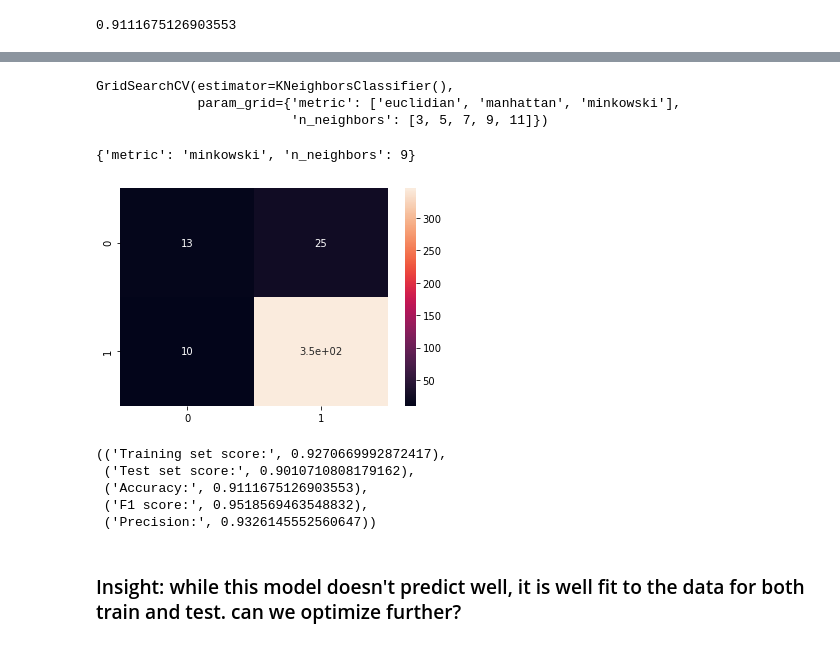
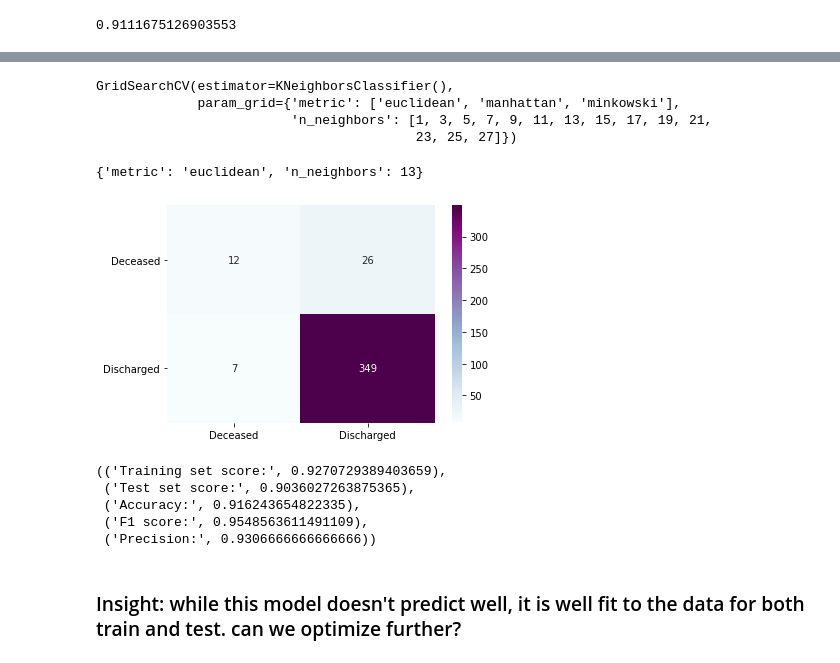
Before and after one commit to AMcqueen1980/COVID19_MortalityPred, a Jupyter notebook: COVID19Models_notebook.ipynb, the cells around one changed output, grey strips where cells are left out. Drawn from its saved outputs; the diff is of its cells as text; code cells hidden in the pictures.

```diff
--- a/COVID19Models_notebook.ipynb
+++ b/COVID19Models_notebook.ipynb
@@ -239,7 +216,7 @@ scaler2 = StandardScaler().fit(X_train2)
 X_train2_scaled = scaler2.transform(X_train2)
 X_test2_scaled = scaler2.transform(X_test2)
 
-lr2 = LogisticRegression(random_state=42, max_iter=1000)
+lr2 = LogisticRegression(random_state=42, max_iter=1000, class_weight='balanced')
 lr2.fit(X_train2_scaled, y_train2)
 y_pred2 = lr2.predict(X_test2_scaled)
 lr2.score(X_test2_scaled, y_test2)
@@ -343,35 +319,36 @@ sns.heatmap(knn_matrix, annot=True);
 # %%
 #Gridsearch commented out, best params are used in knn2 model
 
-knn_params = {'n_neighbors':[3, 5, 7, 9, 11], 'metric': ['euclidian', 'manhattan', 'minkowski']}
+knn_params = {'n_neighbors': list(range(1, 29, 2)),
+       'metric': ['euclidean', 'manhattan', 'minkowski']}
 
 knn_grid = GridSearchCV(estimator=knn, param_grid=knn_params)
 knn_grid.fit(X_train2_scaled, y_train2)
 # %% [output]
 GridSearchCV(estimator=KNeighborsClassifier(),
-             param_grid={'metric': ['euclidian', 'manhattan', 'minkowski'],
-                         'n_neighbors': [3, 5, 7, 9, 11]})
+             param_grid={'metric': ['euclidean', 'manhattan', 'minkowski'],
+                         'n_neighbors': [1, 3, 5, 7, 9, 11, 13, 15, 17, 19, 21,
+                                         23, 25, 27]})
 # %%
 knn_grid.best_params_
 # %% [output]
-{'metric': 'minkowski', 'n_neighbors': 9}
+{'metric': 'euclidean', 'n_neighbors': 13}
 # %%
-knn2 = KNeighborsClassifier(n_neighbors=9)
+knn2 = KNeighborsClassifier(n_neighbors=13, metric='euclidean')
 
 knn2.fit(X_train2_scaled, y_train2)
 knn_pred2 = knn2.predict(X_test2_scaled)
-knn_matrix2 = confusion_matrix(y_test2, knn_pred2)
-sns.heatmap(knn_matrix2, annot=True);
+plot_matrix(y_test2, knn_pred2);
 # %% [output]
-[figure, old version]
+[figure, new version]
 # %%
 metrics_crossval_score(knn2, X_train2_scaled, X_test2_scaled, y_train2, y_test2, knn_pred2)
 # %% [output]
-(('Training set score:', 0.9270669992872417),
- ('Test set score:', 0.9010710808179162),
- ('Accuracy:', 0.9111675126903553),
- ('F1 score:', 0.9518569463548832),
- ('Precision:', 0.9326145552560647))
+(('Training set score:', 0.9270729389403659),
+ ('Test set score:', 0.9036027263875365),
+ ('Accuracy:', 0.916243654822335),
+ ('F1 score:', 0.9548563611491109),
+ ('Precision:', 0.9306666666666666))
 # %% [markdown]
 ### Insight: while this model doesn't predict well, it is well fit to the data for both train and test. can we optimize further?
 # %% [markdown]
```
Also changed, not shown: parts of 38 cells of this notebook.
